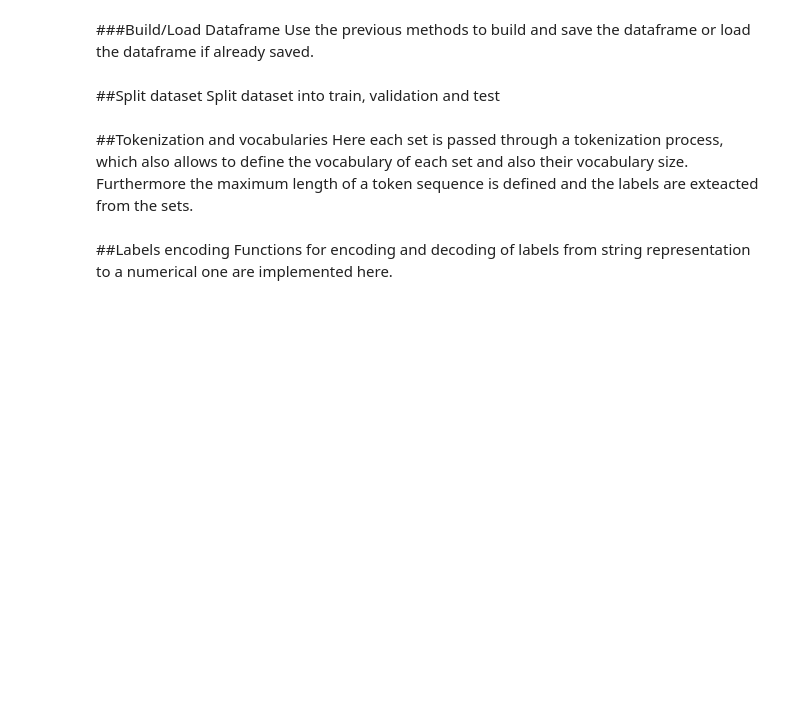
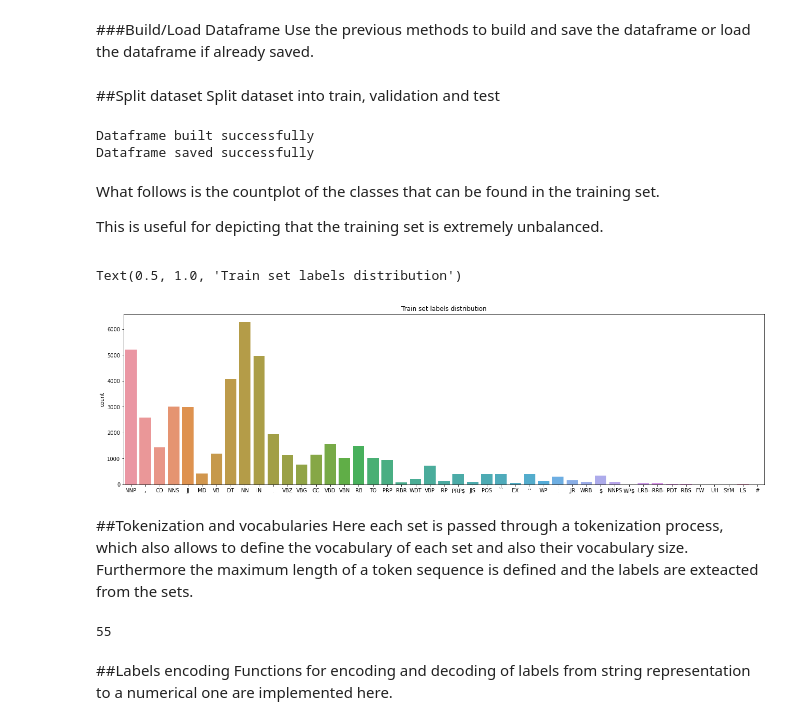
Before and after one commit to dsr-lab/NLP_posTagging_factChecking, a Jupyter notebook: NLP_Assignment1.ipynb, the cells around one changed output. Drawn from its saved outputs; the diff is of its cells as text; code cells hidden in the pictures; blank space fills up the shorter version.

```diff
--- a/NLP_Assignment1.ipynb
+++ b/NLP_Assignment1.ipynb
@@ -35,7 +36,7 @@ Defining global variables and constants used to build, hanlde and tokenize the d
 DATASET_NAME = "dependency_treebank" #Name of the folder that will be automatically created after extracting the dataset
 DOCUMENT_EXTENSION = ".dp" #Extension of the document files to be read
 
-USE_DOCUMENTS = True #True=Use documents; False = Use sentences (split documents into sentences)
+USE_DOCUMENTS = False #True=Use documents; False = Use sentences (split documents into sentences)
 file_end_name = "_documents" if USE_DOCUMENTS else "_sentences"
 
 #List of paths to handle the dataset
@@ -445,3 +446,6 @@ df = load_dataframe(DATASET_PATHS["documents_path"],DATASET_PATHS["dataframe_pat
 training_set = df.loc[df["split"] == "train"]
 validation_set = df.loc[df["split"] == "validation"]
 test_set = df.loc[df["split"] == "test"]
+# %% [output]
+Dataframe built successfully
+Dataframe saved successfully
@@ -461,3 +452,19 @@ for label in test_set['labels']:
+# %% [markdown]
+What follows is the countplot of the classes that can be found in the training set.
+
+This is useful for depicting that the training set is extremely unbalanced.
+
+<a name="001"></a>
+# %%
+train_labels = []
+for sample_labels in training_set['labels']:
+    train_labels.extend(sample_labels.split())
+
+plt.figure(figsize=(22, 6))
+sns.countplot(x=train_labels).set_title('Train set labels distribution')
+# %% [output]
+Text(0.5, 1.0, 'Train set labels distribution')
+[figure, added]
 # %% [markdown]
 ##Tokenization and vocabularies
 Here each set is passed through a tokenization process, which also allows to define the vocabulary of each set and also their vocabulary size. Furthermore the maximum length of a token sequence is defined and the labels are exteacted from the sets.
@@ -615,6 +622,8 @@ test_tokenized = np.array(list(map(lambda string: tokenize_string(string, test_t
 # Debug
 #with np.printoptions(threshold=np.inf):
 #    print(train_tokenized[0])
+# %% [output]
+55
 # %% [markdown]
 ##Labels encoding
 Functions for encoding and decoding of labels from string representation to a numerical one are implemented here.
```
Also changed, not shown: parts of 23 cells of this notebook.
